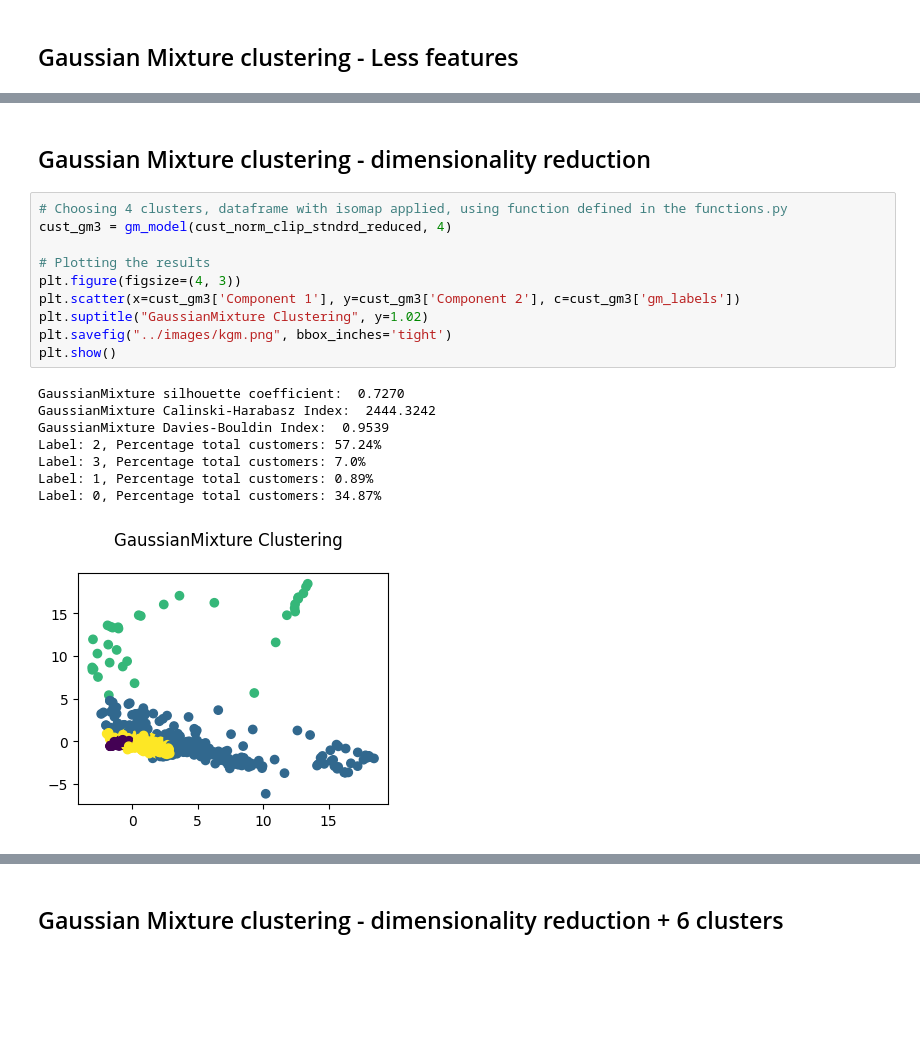
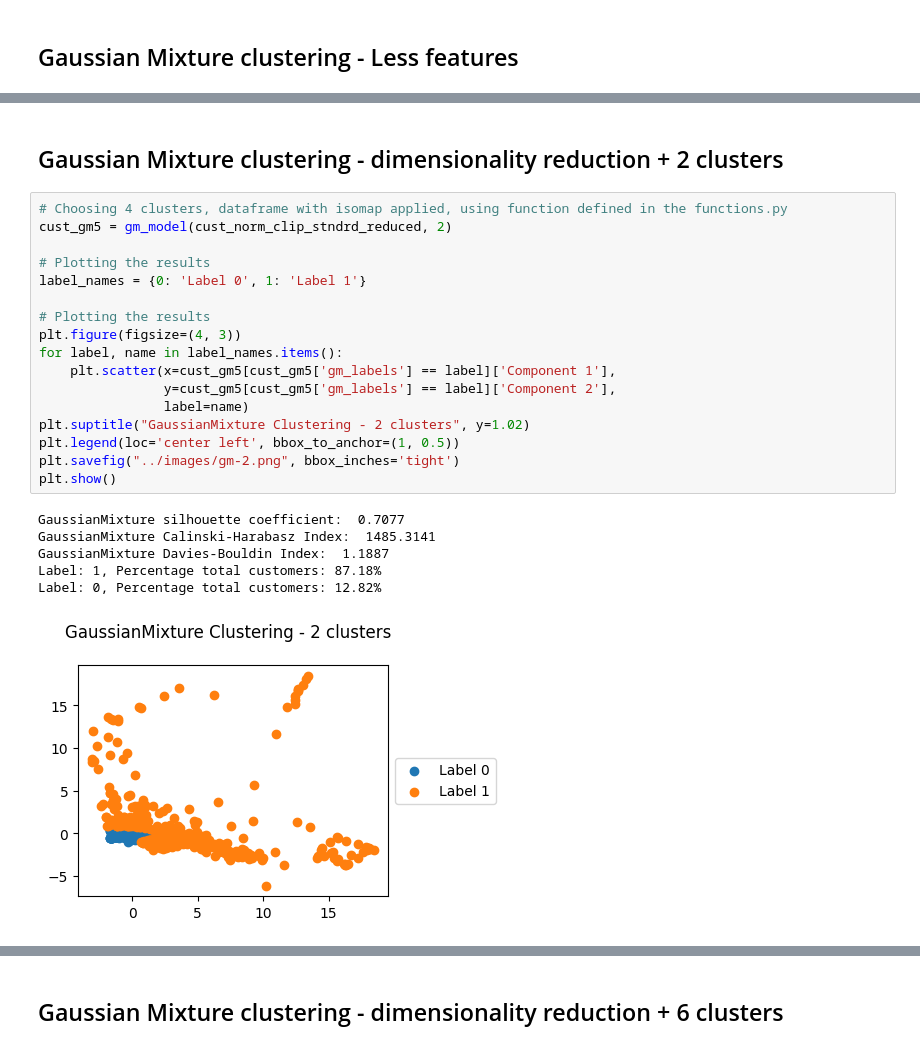
Before and after one commit to dimitsagk/ClientClustering_InventoryForecast, a Jupyter notebook: notebooks/03_ClientClustering_ML-notebook.ipynb, the cells around one changed output, grey strips where cells are left out. Drawn from its saved outputs; the diff is of its cells as text; blank space fills up the shorter version.

```diff
--- a/notebooks/03_ClientClustering_ML-notebook.ipynb
+++ b/notebooks/03_ClientClustering_ML-notebook.ipynb
@@ -474,21 +481,26 @@ Label: 0, Percentage total customers: 32.96%
 # %% [markdown]
-## Gaussian Mixture clustering - dimensionality reduction
+## Gaussian Mixture clustering - dimensionality reduction + 2 clusters
-# %%
-# Choosing 4 clusters, dataframe with isomap applied, using function defined in the functions.py
-cust_gm3 = gm_model(cust_norm_clip_stndrd_reduced, 4)
-
-# Plotting the results
-plt.figure(figsize=(4, 3))
-plt.scatter(x=cust_gm3['Component 1'], y=cust_gm3['Component 2'], c=cust_gm3['gm_labels'])
-plt.suptitle("GaussianMixture Clustering", y=1.02)
-plt.savefig("../images/kgm.png", bbox_inches='tight')
-plt.show()
-# %% [output]
-GaussianMixture silhouette coefficient:  0.7270
-GaussianMixture Calinski-Harabasz Index:  2444.3242
-GaussianMixture Davies-Bouldin Index:  0.9539
-Label: 2, Percentage total customers: 57.24%
-Label: 3, Percentage total customers: 7.0%
-Label: 1, Percentage total customers: 0.89%
-Label: 0, Percentage total customers: 34.87%
-[figure, removed]
+# %%
+# Choosing 4 clusters, dataframe with isomap applied, using function defined in the functions.py
+cust_gm5 = gm_model(cust_norm_clip_stndrd_reduced, 2)
+
+# Plotting the results
+label_names = {0: 'Label 0', 1: 'Label 1'}
+
+# Plotting the results
+plt.figure(figsize=(4, 3))
+for label, name in label_names.items():
+    plt.scatter(x=cust_gm5[cust_gm5['gm_labels'] == label]['Component 1'],
+                y=cust_gm5[cust_gm5['gm_labels'] == label]['Component 2'],
+                label=name)
+plt.suptitle("GaussianMixture Clustering - 2 clusters", y=1.02)
+plt.legend(loc='center left', bbox_to_anchor=(1, 0.5))
+plt.savefig("../images/gm-2.png", bbox_inches='tight')
+plt.show()
+# %% [output]
+GaussianMixture silhouette coefficient:  0.7077
+GaussianMixture Calinski-Harabasz Index:  1485.3141
+GaussianMixture Davies-Bouldin Index:  1.1887
+Label: 1, Percentage total customers: 87.18%
+Label: 0, Percentage total customers: 12.82%
+[figure, added]
```
Also changed, not shown: parts of 18 cells of this notebook.
